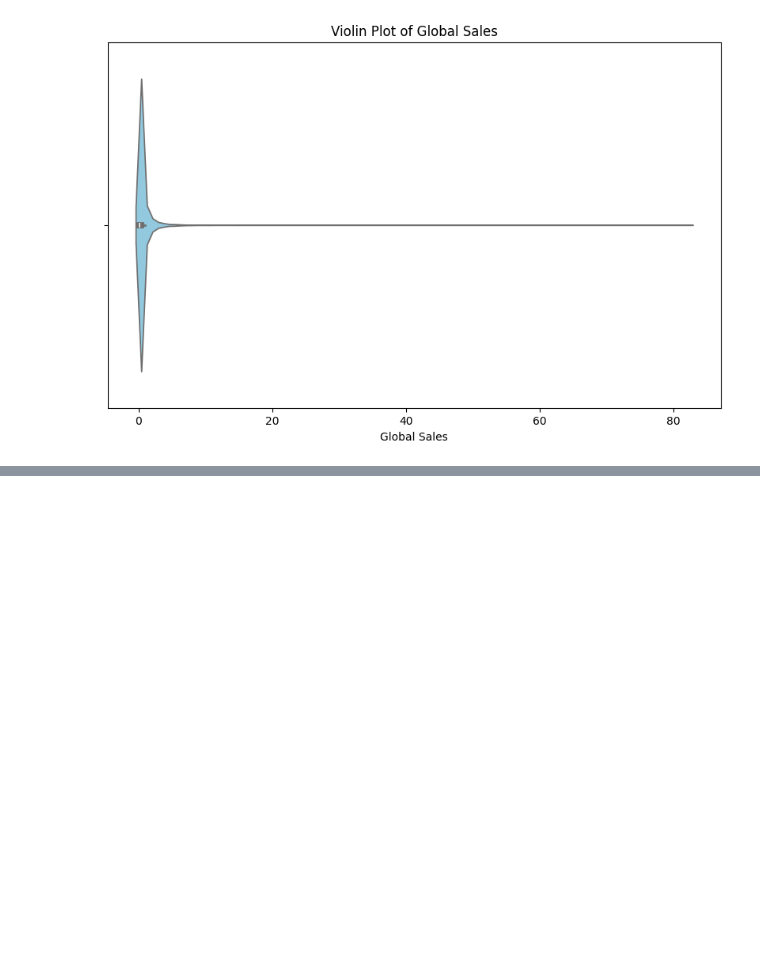
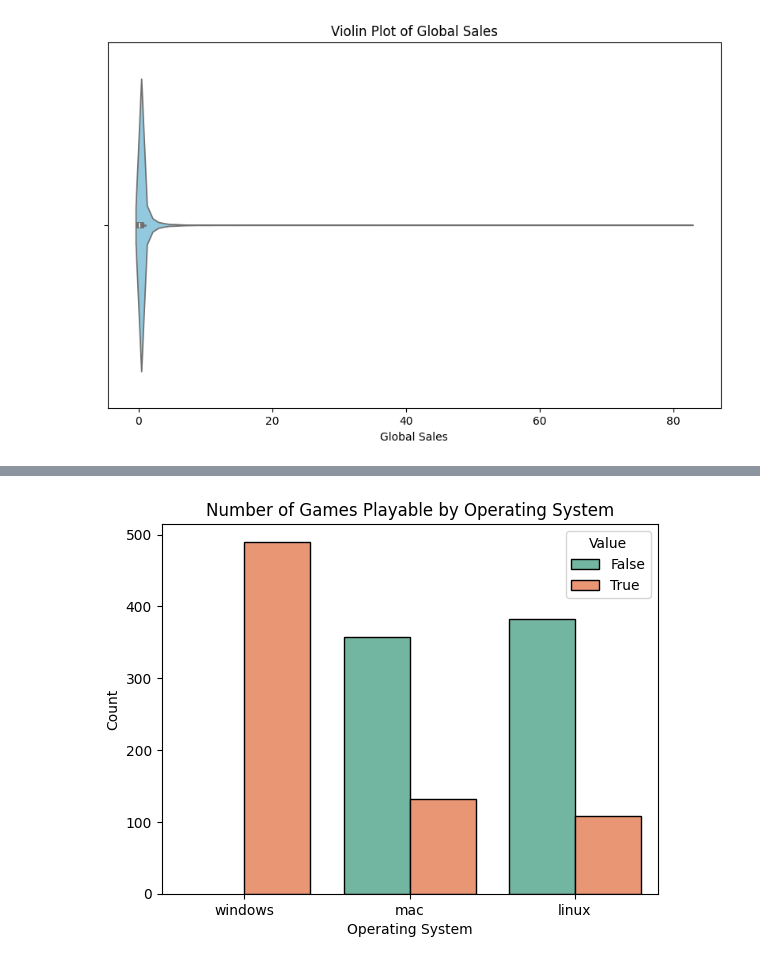
Before and after one commit to jbhiltscher/steam_project, a Jupyter notebook: SteamInsights/caroline_eda.ipynb, the cells around one changed output, grey strips where cells are left out. Cells and saved outputs as stored; diff of their text form; code cells hidden in the pictures; blank space fills up the shorter version.

```diff
--- a/SteamInsights/caroline_eda.ipynb
+++ b/SteamInsights/caroline_eda.ipynb
@@ -297,0 +341,34 @@ def square(n):
+# %%
+import pandas as pd
+import seaborn as sns
+import matplotlib.pyplot as plt
+
+# Create a sample DataFrame
+# data = {
+#     'Variable1': [1, 0, 1, 1, 0],
+#     'Variable2': [0, 1, 0, 1, 1],
+#     'Variable3': [1, 0, 1, 0, 1],
+# }
+
+# df = pd.DataFrame(data)
+
+df = all_games.loc[:, ['windows', 'mac', 'linux']]
+
+# Reshape the DataFrame for plotting
+df_melted = pd.melt(df, value_vars=df.columns)
+
+
+
+
+
+# Plot the bar plot with bars for both True and False values
+# plt.figure(figsize=(12, 6))
+sns.countplot(data=df_melted, x='variable', hue='value', palette='Set2', edgecolor='k')
+
+plt.title('Number of Games Playable by Operating System')
+plt.xlabel('Operating System')
+plt.ylabel('Count')
+plt.legend(title='Value', labels=['False', 'True'])
+plt.show()
+# %% [output]
+[figure, added]
```
Also changed, not shown: parts of 4 cells of this notebook, 1 other file.
